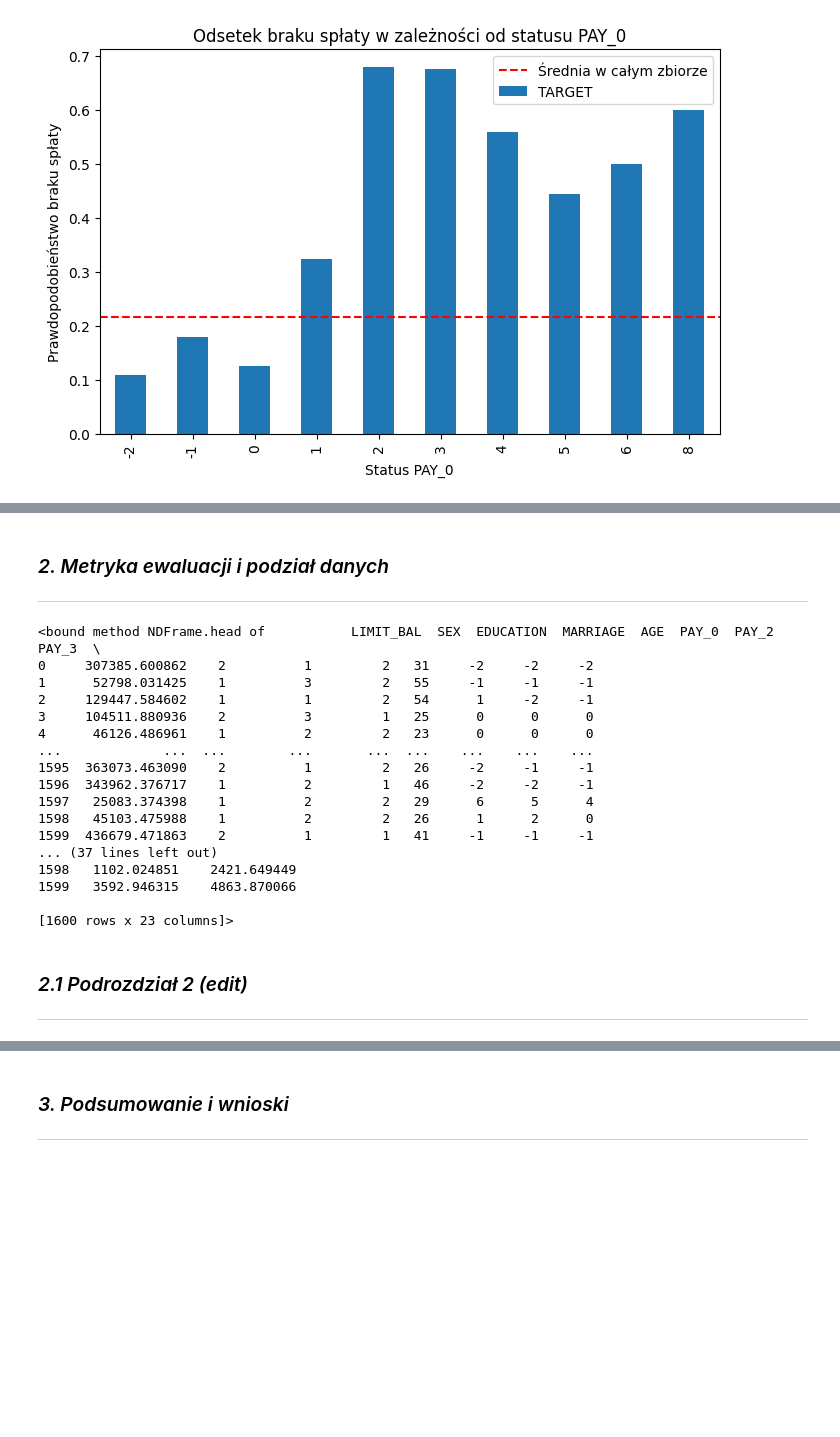
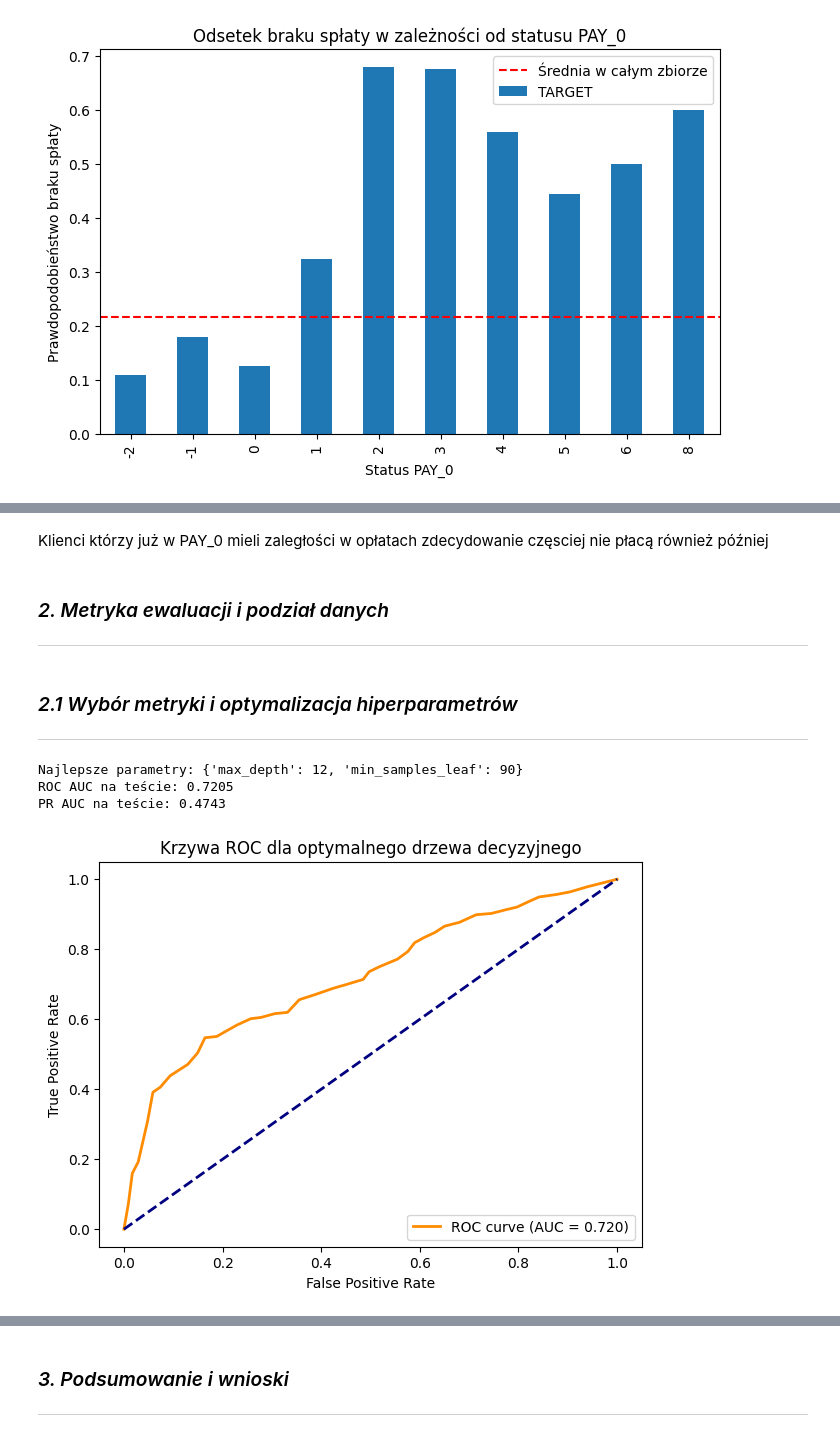
Before and after one commit to GronkiewiczJ/ML-Project, a Jupyter notebook: P1_KM1_template.ipynb, the cells around one changed output, grey strips where cells are left out. Cells and saved outputs as stored; diff of their text form; code cells hidden in the pictures; blank space fills up the shorter version.

```diff
--- a/P1_KM1_template.ipynb
+++ b/P1_KM1_template.ipynb
@@ -342,25 +197,54 @@ Name: default.payment.next.month, dtype: float64
+# %% [markdown]
+Klienci którzy już w PAY_0 mieli zaległości w opłatach zdecydowanie częsciej nie płacą również później
 # %% [markdown]
 ### *2. Metryka ewaluacji i podział danych*
 -------
 # %%
+X_model = df.drop(columns=['TARGET'])
+y_model = df['TARGET']
+
+X_train_local, X_test_local, y_train_local, y_test_local = train_test_split(
+    X_model, y_model, test_size=0.2, random_state=1, stratify=y_model
+)
-# %% [output]
-<bound method NDFrame.head of           LIMIT_BAL  SEX  EDUCATION  MARRIAGE  AGE  PAY_0  PAY_2  PAY_3  \
-0     307385.600862    2          1         2   31     -2     -2     -2
-1      52798.031425    1          3         2   55     -1     -1     -1
-2     129447.584602    1          1         2   54      1     -2     -1
-3     104511.880936    2          3         1   25      0      0      0
-4      46126.486961    1          2         2   23      0      0      0
-...             ...  ...        ...       ...  ...    ...    ...    ...
-1595  363073.463090    2          1         2   26     -2     -1     -1
-1596  343962.376717    1          2         1   46     -2     -2     -1
-1597   25083.374398    1          2         2   29      6      5      4
-1598   45103.475988    1          2         2   26      1      2      0
-1599  436679.471863    2          1         1   41     -1     -1     -1
-... (37 lines left out)
-1598   1102.024851    2421.649449
-1599   3592.946315    4863.870066
-
-[1600 rows x 23 columns]>
 # %% [markdown]
-### *2.1 Podrozdział 2 (edit)*
+### *2.1 Wybór metryki i optymalizacja hiperparametrów*
 -------
+# %%
+param_grid = {
+    'max_depth': [2, 3, 4, 5, 6, 7, 8, 9, 10, 12, 14, 16, 18, 20, 30 ,40],
+    'min_samples_leaf': [5, 7, 9 ,11, 15, 20, 25, 30 ,35, 40, 45, 50, 60, 70, 80, 90, 100, 150, 200, 300]
+}
+
+grid_search = GridSearchCV(
+    DecisionTreeClassifier(random_state=123),
+    param_grid,
+    cv=5,
+    scoring='roc_auc',
+    n_jobs=-1
+)
+grid_search.fit(X_train_local, y_train_local)
+best_tree = grid_search.best_estimator_
+
+y_score = best_tree.predict_proba(X_test_local)[:, 1]
+
+roc_auc_val = roc_auc_score(y_test_local, y_score)
+pr_auc_val = average_precision_score(y_test_local, y_score)
+
+print(f"Najlepsze parametry: {grid_search.best_params_}")
+print(f"ROC AUC na teście: {roc_auc_val:.4f}")
+print(f"PR AUC na teście: {pr_auc_val:.4f}")
+
+fpr, tpr, _ = roc_curve(y_test_local, y_score)
+plt.figure(figsize=(7, 5))
+plt.plot(fpr, tpr, color='darkorange', lw=2, label=f'ROC curve (AUC = {roc_auc_val:.3f})')
+plt.plot([0, 1], [0, 1], color='navy', lw=2, linestyle='--')
+plt.xlabel('False Positive Rate')
+plt.ylabel('True Positive Rate')
+plt.title('Krzywa ROC dla optymalnego drzewa decyzyjnego')
+plt.legend(loc="lower right")
+plt.show()
+# %% [output]
+Najlepsze parametry: {'max_depth': 12, 'min_samples_leaf': 90}
+ROC AUC na teście: 0.7205
+PR AUC na teście: 0.4743
+[figure, added]
```
Also changed, not shown: parts of 20 cells of this notebook, 2 other files.
